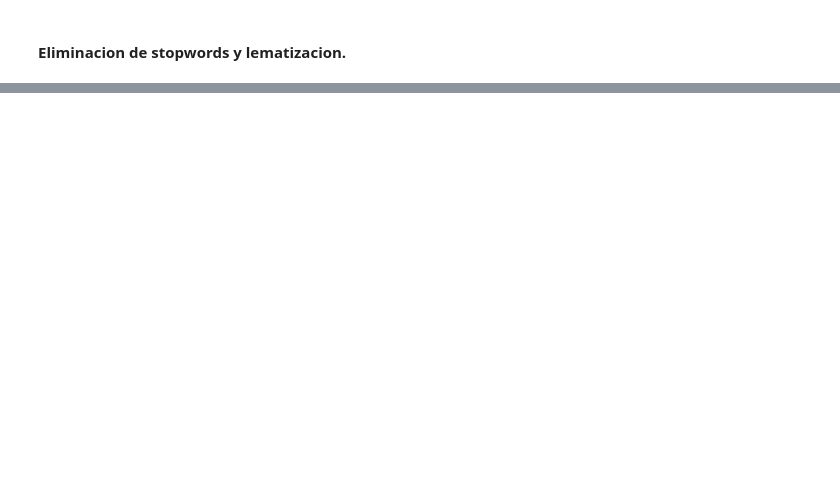
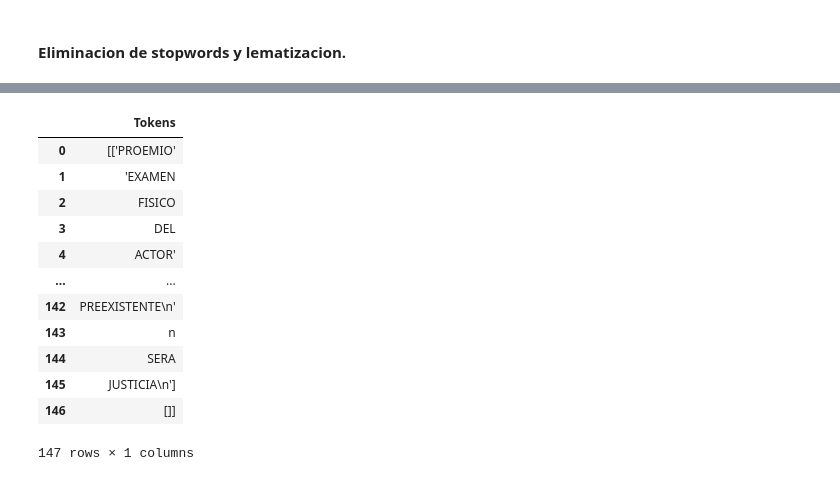
Before and after one commit to gaston411/Mi-Proyecto, a Jupyter notebook: limpiezaPrueba.ipynb, the cells around one changed output, grey strips where cells are left out. Drawn from its saved outputs; the diff is of its cells as text; code cells hidden in the pictures; blank space fills up the shorter version.

```diff
--- a/limpiezaPrueba.ipynb
+++ b/limpiezaPrueba.ipynb
@@ -216,0 +385,4 @@ AttributeError: module 'scipy' has no attribute '_lib'
+# %%
+titulosRomanosStop = limpiarTitulos(str(titulosConNroRomano))
+titulosRomanosStop = remove_stops(str(titulosRomanosStop))
+pprint(titulosRomanosStop)
@@ -216,0 +407,18 @@ AttributeError: module 'scipy' has no attribute '_lib'
+# %%
+import pandas as pd
+dfTitulosRomanos = pd.DataFrame(titulosRomanosStop,columns=['Tokens'])
+dfTitulosRomanos
+# %% [output]
+|  | Tokens |
+| 0 | [['PROEMIO' |
+| 1 | 'EXAMEN |
+| 2 | FISICO |
+| 3 | DEL |
+| 4 | ACTOR' |
+| ... | ... |
+| 142 | PREEXISTENTE\n' |
+| 143 | n |
+| 144 | SERA |
+| 145 | JUSTICIA\n'] |
+| 146 | []] |
+147 rows × 1 columns
```
Also changed, not shown: parts of 27 cells of this notebook.
